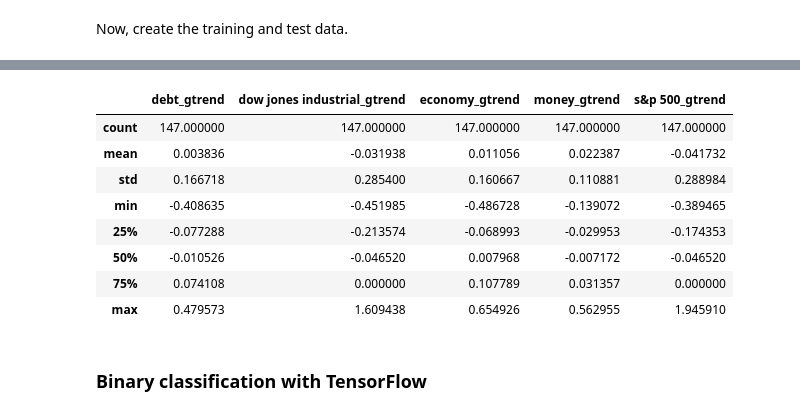
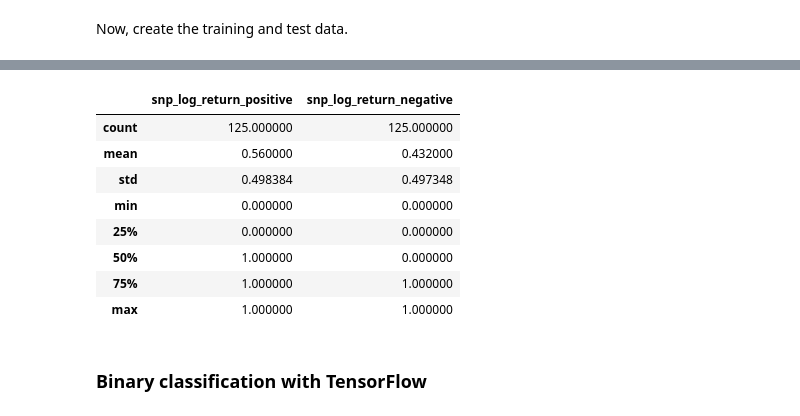
Before and after one commit to garyxcheng/stock-prediction, a Jupyter notebook: fin-data-local.ipynb, the cells around one changed output, grey strips where cells are left out. Saved outputs shown, nothing was run; the diff lists cells and outputs as text; code cells hidden in the pictures.

```diff
--- a/fin-data-local.ipynb
+++ b/fin-data-local.ipynb
@@ -88,6 +139,8 @@ done
 # %%
 total_trend_data = pd.DataFrame()
-total_trend_data = pd.read_csv("trend_data_2014-16.csv", dtype={ "debt": np.float64, "dow jones industrial": np.float64, "economy": np.float64, "money": np.float64, "s&p 500": np.float64})
+lst = ["revenue", "debt", "inflation", "s&p 500", "dow jones industrial", "profit", "credit", "money", "portfolio", "economy"]
+dic = {k : np.float64 for k in lst}
+total_trend_data = pd.read_csv("real_trend_data_2014-16.csv", dtype=dic)
 total_trend_data['Date'] = total_trend_data['Date'].apply(pd.to_datetime)
 total_trend_data = total_trend_data.set_index("Date")
 print(total_trend_data)
@@ -127,13 +180,12 @@ Date
 closing_data = pd.DataFrame()
 
 closing_data['snp_close'] = snp['Close']
-closing_data['nyse_close'] = nyse['Close']
-closing_data['djia_close'] = djia['Close']
 
 for k in total_trend_data.keys():
     closing_data[k+'_gtrend'] = total_trend_data[k]
 
 # Pandas includes a very convenient function for filling gaps in the data.
 closing_data = closing_data.fillna(method='ffill')
-closing_data.describe()
+print(closing_data)
+print(total_trend_data)
 # %% [output]
@@ -165,6 +225,6 @@ closing_data.describe()
 # %%
 #will the google trends data predict whether next day will be higher than last 21 day avg
-def make_log_avg_return(closing_data, delta_days=21):
+def make_log_avg_return(closing_data, delta_days=3):
     log_avg_return_data = pd.DataFrame()
     for k in closing_data:
         orig_col = closing_data[k]
@@ -458,6 +515,6 @@ tmp.corr().iloc[:,0]
 
 We'll use 80% of our data for training and 20% for testing.
 # %%
-log_return_data = log_avg_return_data3
+log_return_data = log_avg_return_data
 print(log_return_data)
 # %% [output]
@@ -528,14 +585,14 @@ training_predictors_tf.describe()
 # %%
-test_predictors_tf.describe()
+training_classes_tf.describe()
 # %% [output]
-|  | debt_gtrend | dow jones industrial_gtrend | economy_gtrend | money_gtrend | s&p 500_gtrend |
-| count | 147.000000 | 147.000000 | 147.000000 | 147.000000 | 147.000000 |
-| mean | 0.003836 | -0.031938 | 0.011056 | 0.022387 | -0.041732 |
-| std | 0.166718 | 0.285400 | 0.160667 | 0.110881 | 0.288984 |
-| min | -0.408635 | -0.451985 | -0.486728 | -0.139072 | -0.389465 |
-| 25% | -0.077288 | -0.213574 | -0.068993 | -0.029953 | -0.174353 |
-| 50% | -0.010526 | -0.046520 | 0.007968 | -0.007172 | -0.046520 |
-| 75% | 0.074108 | 0.000000 | 0.107789 | 0.031357 | 0.000000 |
-| max | 0.479573 | 1.609438 | 0.654926 | 0.562955 | 1.945910 |
+|  | snp_log_return_positive | snp_log_return_negative |
+| count | 125.000000 | 125.000000 |
+| mean | 0.560000 | 0.432000 |
+| std | 0.498384 | 0.497348 |
+| min | 0.000000 | 0.000000 |
+| 25% | 0.000000 | 0.000000 |
+| 50% | 1.000000 | 0.000000 |
+| 75% | 1.000000 | 1.000000 |
+| max | 1.000000 | 1.000000 |
 # %%
 def tf_confusion_metrics(model, actual_classes, session, feed_dict):
```
Also changed, not shown: parts of 32 cells of this notebook, 4 other files.
